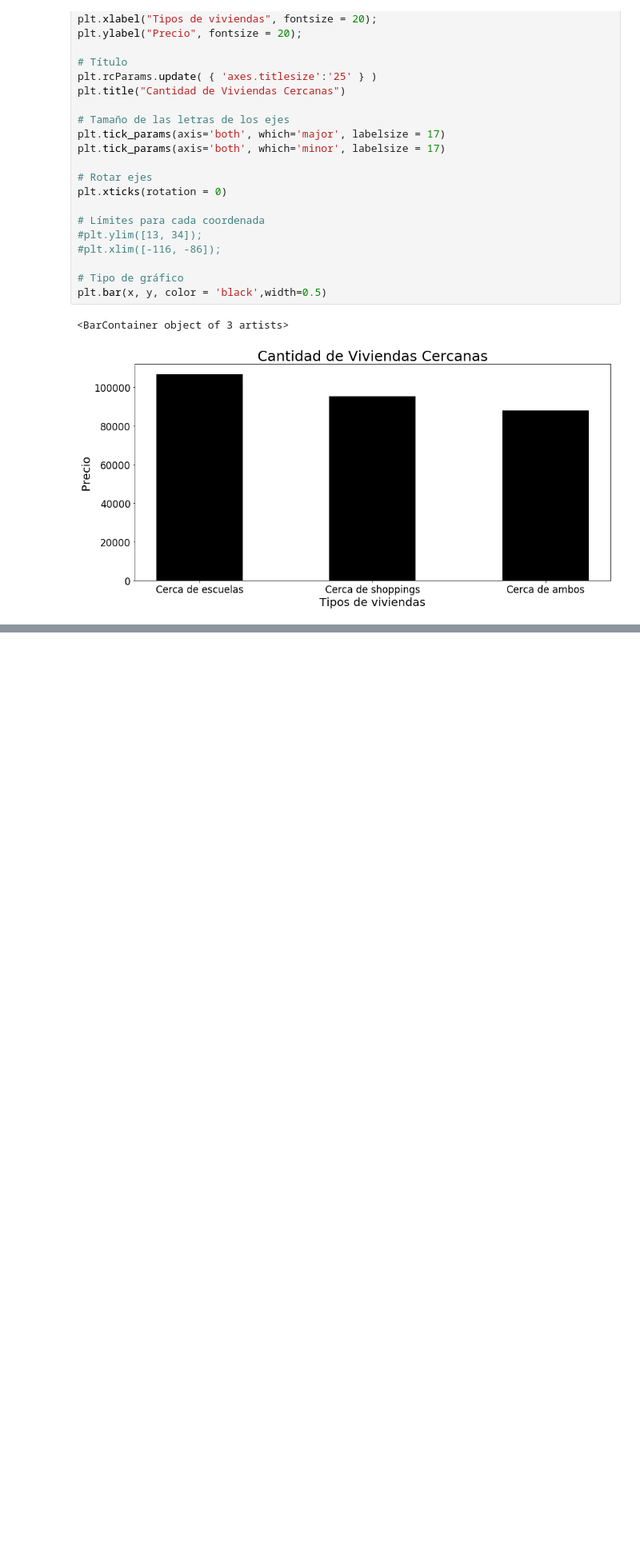
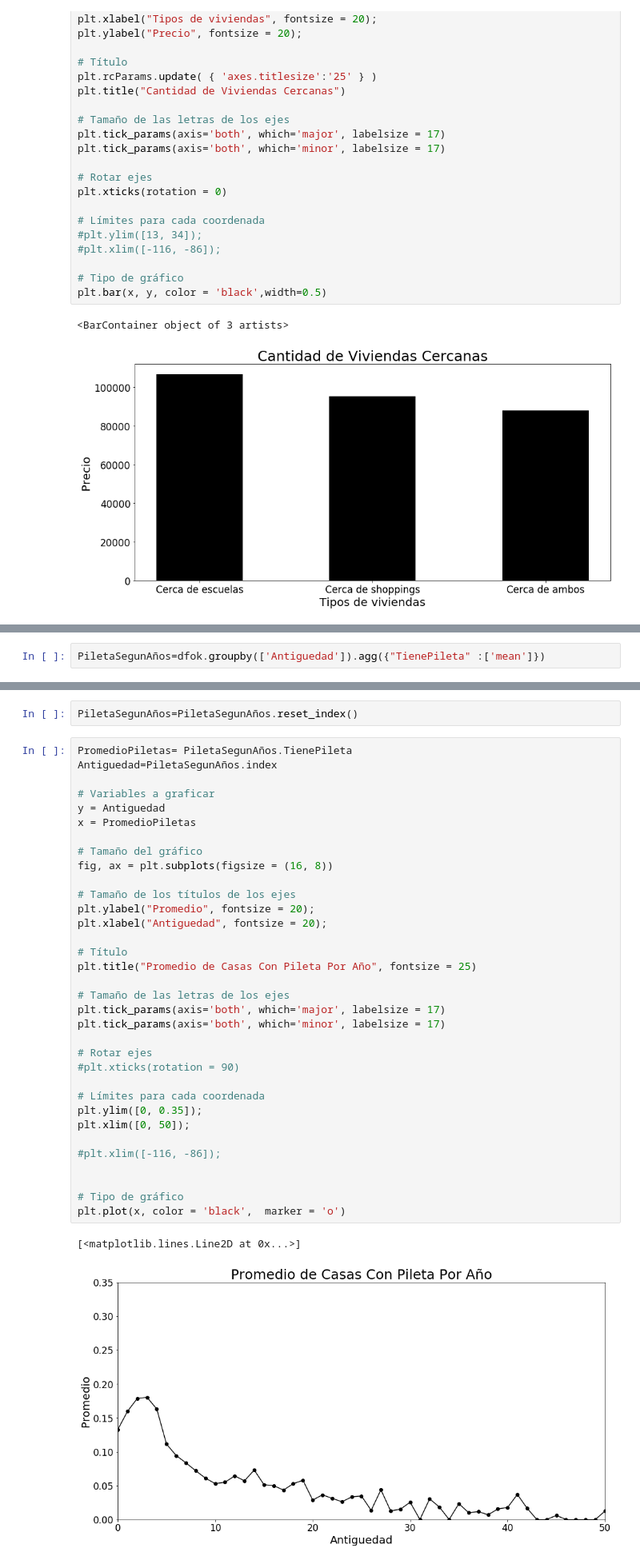
Before and after one commit to komod0/TPs-Org.Datos, a Jupyter notebook: tp1/nbandres.ipynb, the cells around one changed output, grey strips where cells are left out. Shown at 80% size. Saved outputs shown, nothing was run; the diff lists cells and outputs as text; blank space fills up the shorter version.

```diff
--- a/tp1/nbandres.ipynb
+++ b/tp1/nbandres.ipynb
@@ -962,0 +1000,2 @@ print(conEscuelaConZoom)
+# %%
+PiletaSegunAños=dfok.groupby(['Antiguedad']).agg({"TienePileta" :['mean']})
@@ -962,0 +1044,39 @@ print(conEscuelaConZoom)
+# %%
+PiletaSegunAños=PiletaSegunAños.reset_index()
+# %%
+PromedioPiletas= PiletaSegunAños.TienePileta
+Antiguedad=PiletaSegunAños.index
+
+# Variables a graficar
+y = Antiguedad
+x = PromedioPiletas
+
+# Tamaño del gráfico
+fig, ax = plt.subplots(figsize = (16, 8))
+
+# Tamaño de los títulos de los ejes
+plt.ylabel("Promedio", fontsize = 20);
+plt.xlabel("Antiguedad", fontsize = 20);
+
+# Título
+plt.title("Promedio de Casas Con Pileta Por Año", fontsize = 25)
+
+# Tamaño de las letras de los ejes
+plt.tick_params(axis='both', which='major', labelsize = 17)
+plt.tick_params(axis='both', which='minor', labelsize = 17)
+
+# Rotar ejes
+#plt.xticks(rotation = 90)
+
+# Límites para cada coordenada
+plt.ylim([0, 0.35]);
+plt.xlim([0, 50]);
+
+#plt.xlim([-116, -86]);
+
+
+# Tipo de gráfico
+plt.plot(x, color = 'black',  marker = 'o')
+# %% [output]
+[<matplotlib.lines.Line2D at 0x...>]
+[figure, added]
```
Also changed, not shown: parts of 20 cells of this notebook.
